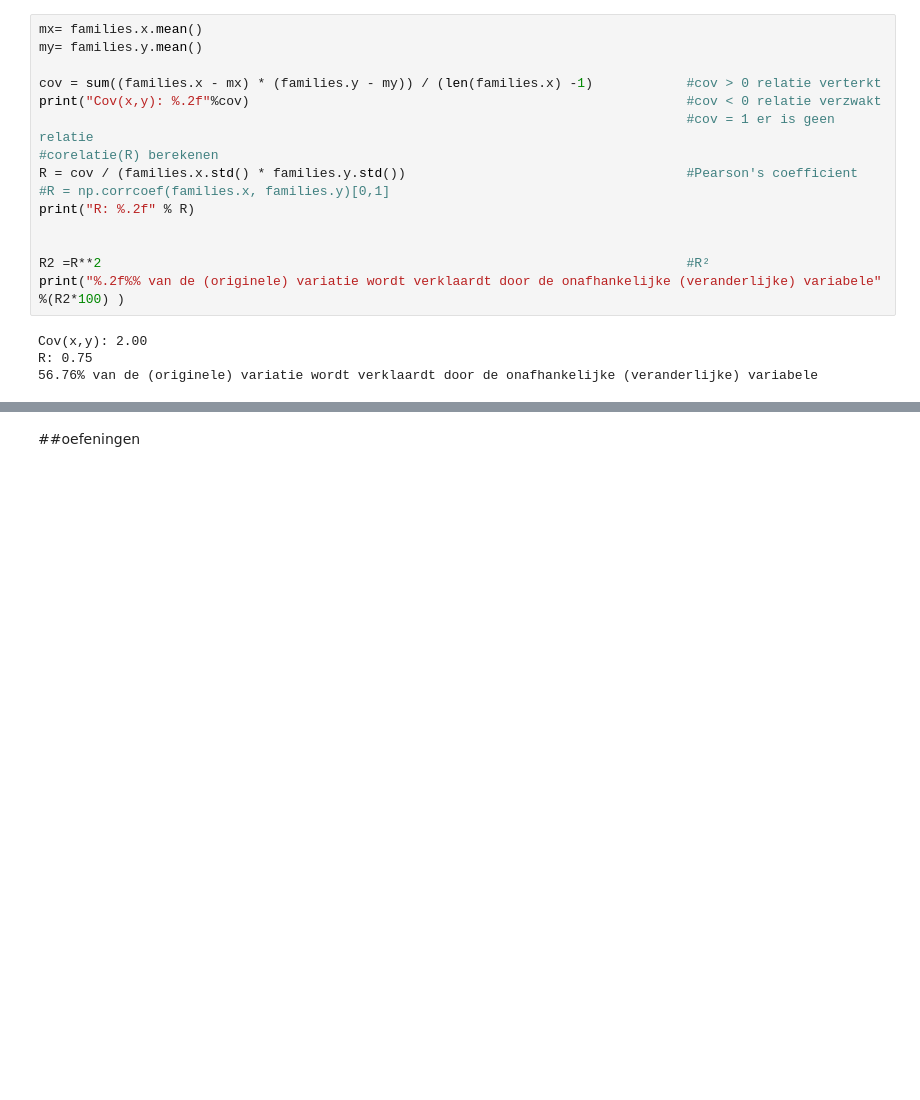
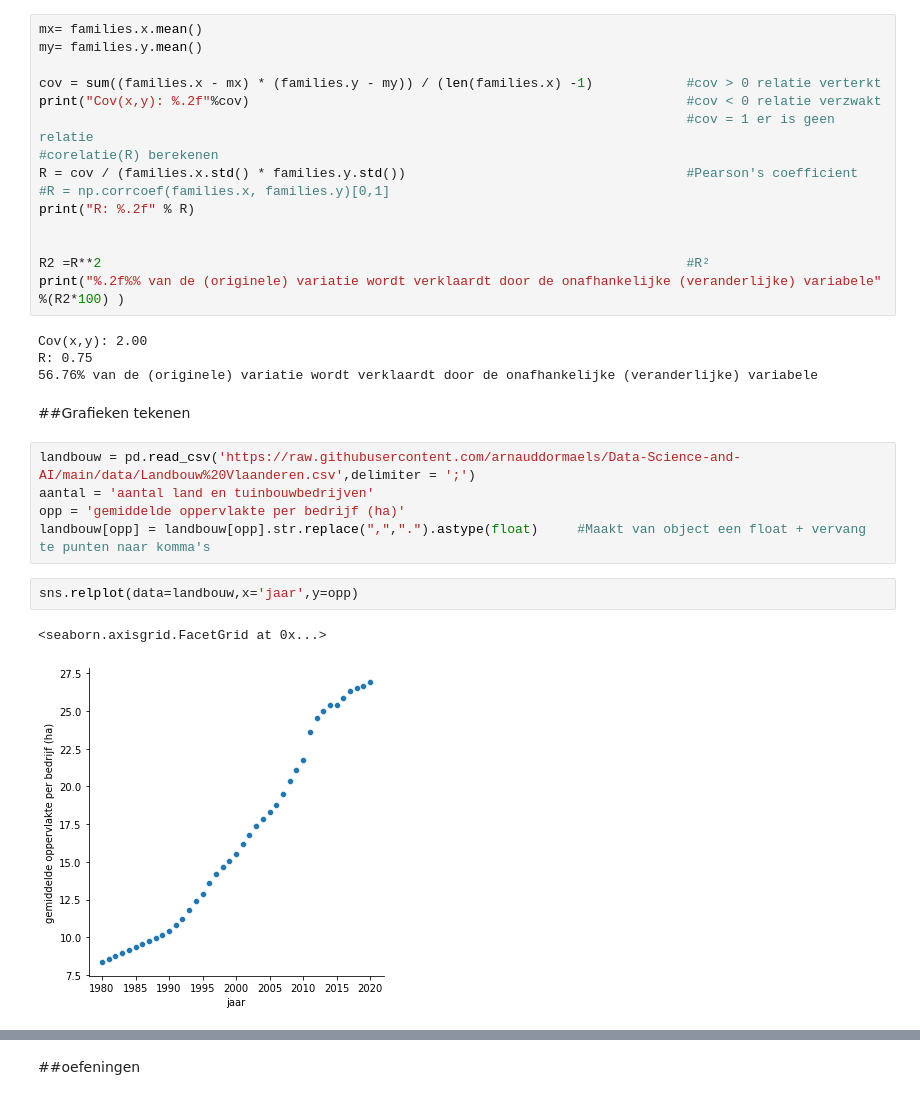
Before and after one commit to arnauddormaels/Data-Science-and-AI, a Jupyter notebook: Solution Labs/Cheat-sheet.ipynb, the cells around one changed output, grey strips where cells are left out. Cells and saved outputs as stored; diff of their text form; blank space fills up the shorter version.

```diff
--- a/Solution Labs/Cheat-sheet.ipynb
+++ b/Solution Labs/Cheat-sheet.ipynb
@@ -1392,3 +1392,15 @@ print("%.2f%% van de (originele) variatie wordt verklaardt door de onafhankelijk
 Cov(x,y): 2.00
 R: 0.75
 56.76% van de (originele) variatie wordt verklaardt door de onafhankelijke (veranderlijke) variabele
+# %% [markdown]
+##Grafieken tekenen
+# %%
+landbouw = pd.read_csv('https://raw.githubusercontent.com/arnauddormaels/Data-Science-and-AI/main/data/Landbouw%20Vlaanderen.csv',delimiter = ';')
+aantal = 'aantal land en tuinbouwbedrijven'
+opp = 'gemiddelde oppervlakte per bedrijf (ha)'
+landbouw[opp] = landbouw[opp].str.replace(",",".").astype(float)     #Maakt van object een float + vervang te punten naar komma's
+# %%
+sns.relplot(data=landbouw,x='jaar',y=opp)
+# %% [output]
+<seaborn.axisgrid.FacetGrid at 0x...>
+[figure, added]
```
Also changed, not shown: parts of 17 cells of this notebook.
